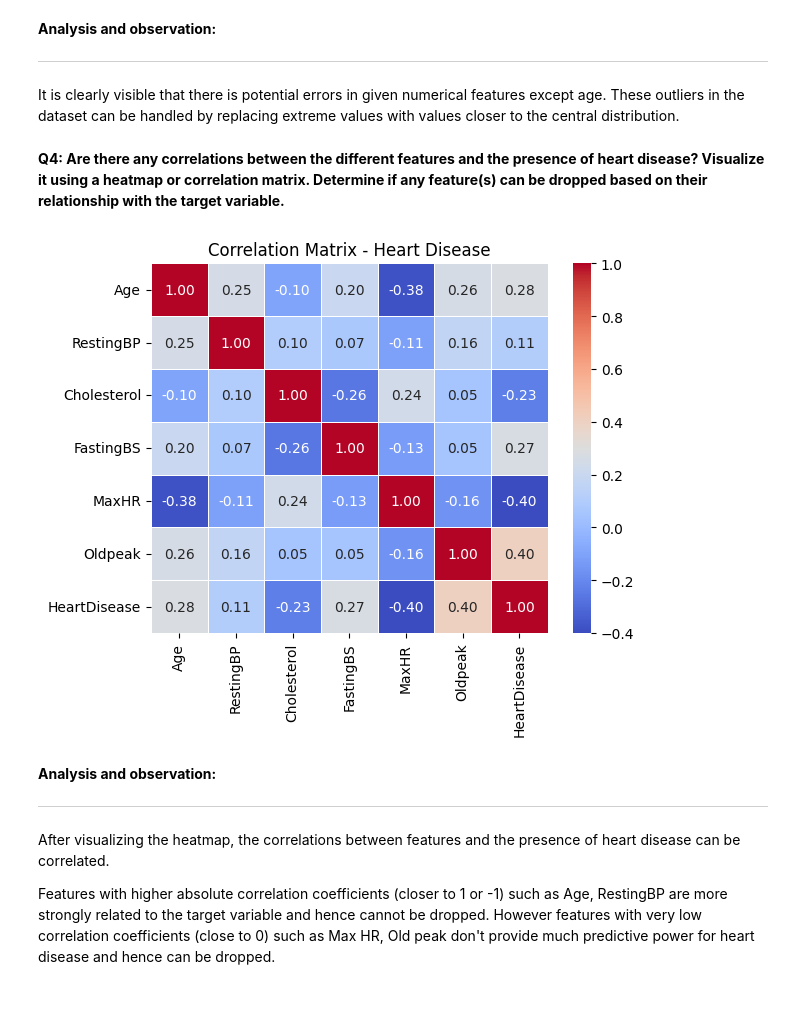
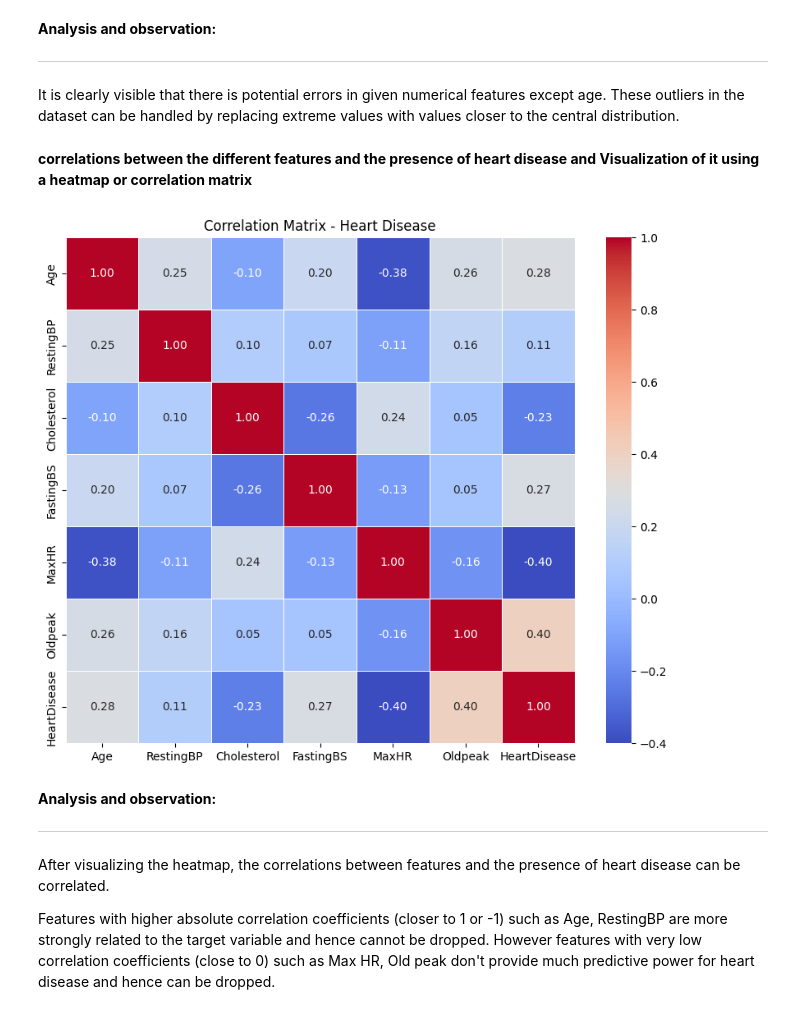
Before and after one commit to JyotiAggarwal2/Heart-Failure-Prediction, a Jupyter notebook: Heart_Failure_Prediction.ipynb, the cells around one changed output. Drawn from its saved outputs; the diff is of its cells as text; code cells hidden in the pictures.

```diff
--- a/Heart_Failure_Prediction.ipynb
+++ b/Heart_Failure_Prediction.ipynb
@@ -282,18 +290,18 @@ Potential outliers in Oldpeak: [166, 324, 702, 771, 791, 850, 900]
 It is clearly visible that there is potential errors in given numerical features except age.
 These outliers in the dataset can be handled by replacing extreme values with values closer to the central distribution.
 # %% [markdown]
-**Q4: Are there any correlations between the different features and the presence of heart disease? Visualize it using a heatmap or correlation matrix. Determine if any feature(s) can be dropped based on their relationship with the target variable.**
+**correlations between the different features and the presence of heart disease and Visualization of it using a heatmap or correlation matrix**
 # %%
-# Compute the correlation matrix
-correlation_matrix = data.corr()
+# Compute correlation matrix only on numeric columns
+correlation_matrix = data.select_dtypes(include=['number']).corr()
 
 # Plot the correlation matrix as a heatmap
-plt.figure()
+plt.figure(figsize=(10,8))
 sns.heatmap(correlation_matrix, annot=True, cmap='coolwarm', fmt=".2f", linewidths=0.5)
 plt.title('Correlation Matrix - Heart Disease')
 plt.show()
 # %% [output]
-[figure, old version]
+[figure, new version]
 # %% [markdown]
 **Analysis and observation:**
 ****
```
Also changed, not shown: parts of 19 cells of this notebook.
